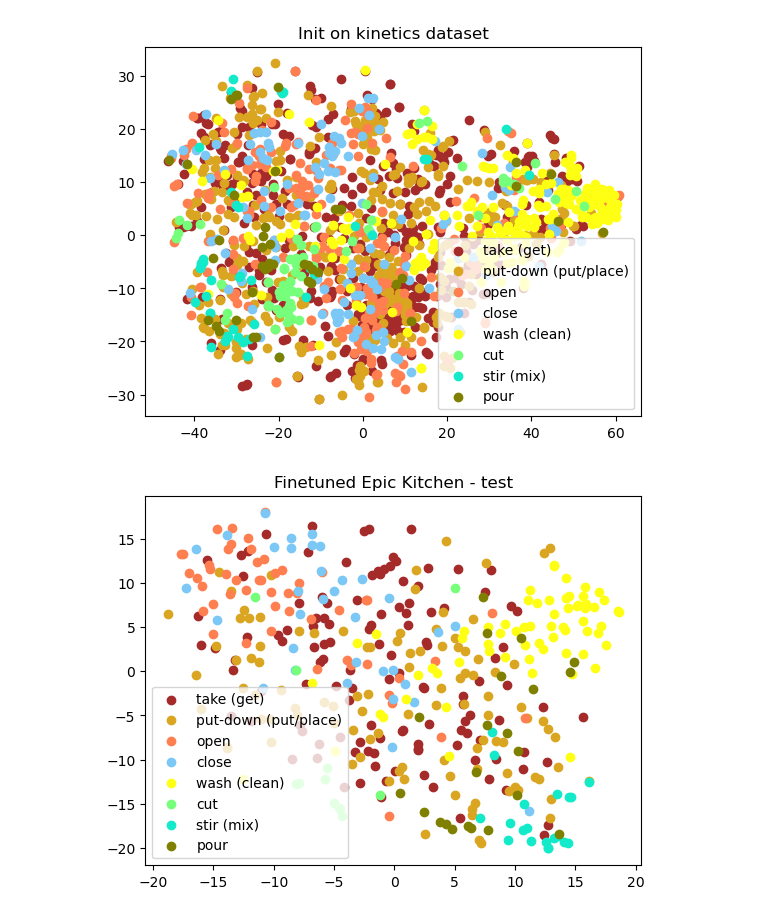
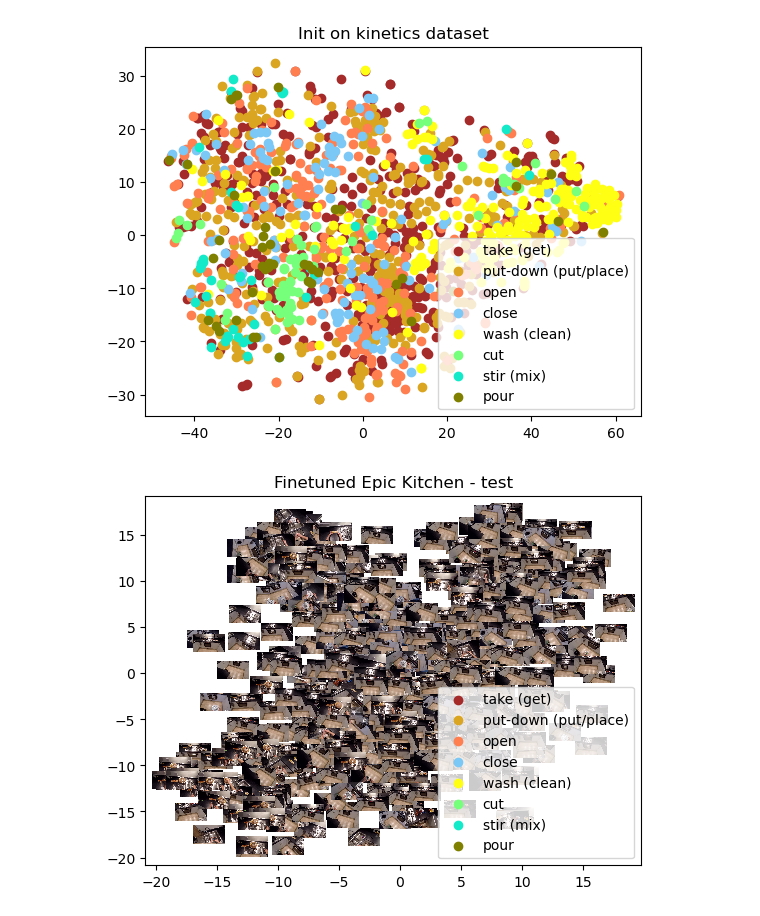
Before and after one commit to gabbiurlaro/aml22-ego, a Jupyter notebook: visualize_feature.ipynb, the cells around one changed output. Drawn from its saved outputs; the diff is of its cells as text; code cells hidden in the pictures.

Commit message:
Add image

```diff
--- a/visualize_feature.ipynb
+++ b/visualize_feature.ipynb
@@ -32,6 +32,12 @@ colors = {'EK': {
         7 : "olive"
 }}
 # %%
+from matplotlib.offsetbox import OffsetImage, AnnotationBbox
+
+# retrieve an img from a path
+def getImage(path, zoom=0.05):
+    return OffsetImage(plt.imread(path), zoom=zoom)
+
 def visualize_features(title, filename, annotation, video_level=True, dataset='EK', save=True):
     data = pd.DataFrame(pd.read_pickle(filename)['features'])
     annotations = pd.read_pickle(annotation)
@@ -44,8 +50,32 @@ def visualize_features(title, filename, annotation, video_level=True, dataset='E
     data['y'] = reduced[:, 1]
     for i in range(8): # ek has 8 classes
         filtered = data[data["verb_class"] == i]
+        # compute the central frame
         plt.scatter(filtered['x'], filtered['y'], c=colors[dataset][i], label=labels[dataset][i])
     plt.legend()
+    plt.title(title)
+    plt.savefig(f"img/{filename.split('/')[1]}.png")
+    plt.show()
+
+def visualize_features_img(title, filename, annotation, video_level=True, dataset='EK', save=True):
+    data = pd.DataFrame(pd.read_pickle(filename)['features'])
+    annotations = pd.read_pickle(annotation)
+    data = pd.merge(data, annotations, how="inner", on="uid")
+    features = data['features_RGB']
+    if video_level:
+        features = [f[num_clips//2] for f in features]
+    reduced = TSNE().fit_transform(features)
+    data['x'] = reduced[:, 0]
+    data['y'] = reduced[:, 1]
+
+    fig, ax = plt.subplots()
+    for i in range(8): # ek has 8 classes
+        filtered = data[data["verb_class"] == i]
+        ax.scatter(filtered['x'], filtered['y'], c=colors[dataset][i], label=labels[dataset][i])
+        paths = [f"../ek_data/frames/{video_id}/img_{(stop - start)//2:010d}.jpg" for start, stop, video_id in zip(filtered['start_frame'], filtered['stop_frame'], filtered['video_id'])]
+        for x0, y0, path in zip(filtered['x'], filtered['y'], paths):
+            ab = AnnotationBbox(getImage(path), (x0, y0), frameon=False)
+            ax.add_artist(ab)
     plt.title(title)
     plt.savefig(f"img/{filename.split('/')[1]}.png")
     plt.show()
@@ -70,8 +100,8 @@ def visualize_features_all(title):
     for i in range(8): # ek has 8 classes
         filtered = data[data["verb_class"] == i]
         plt.scatter(filtered['x'], filtered['y'], c=colors['EK'][i], label=labels['EK'][i])
+    plt.title(title)
     plt.legend()
-    plt.title(title)
     plt.show()
 # %%
 visualize_features_all("Epic kitchen all")
@@ -82,6 +112,6 @@ visualize_features("Init on kinetics dataset", "saved_features/PT_D_16f_5c_D1_tr
 # %% [output]
 [figure]
 # %%
-visualize_features("Finetuned Epic Kitchen - test", "saved_features/EPIC/test/FT_D_D1_16f_5c_D1_test.pkl", "train_val/D1_test.pkl")
+visualize_features_img("Finetuned Epic Kitchen - test", "saved_features/EPIC/test/FT_D_D1_16f_5c_D1_test.pkl", "train_val/D1_test.pkl")
 # %% [output]
-[figure, old version]
+[figure, new version]
```
